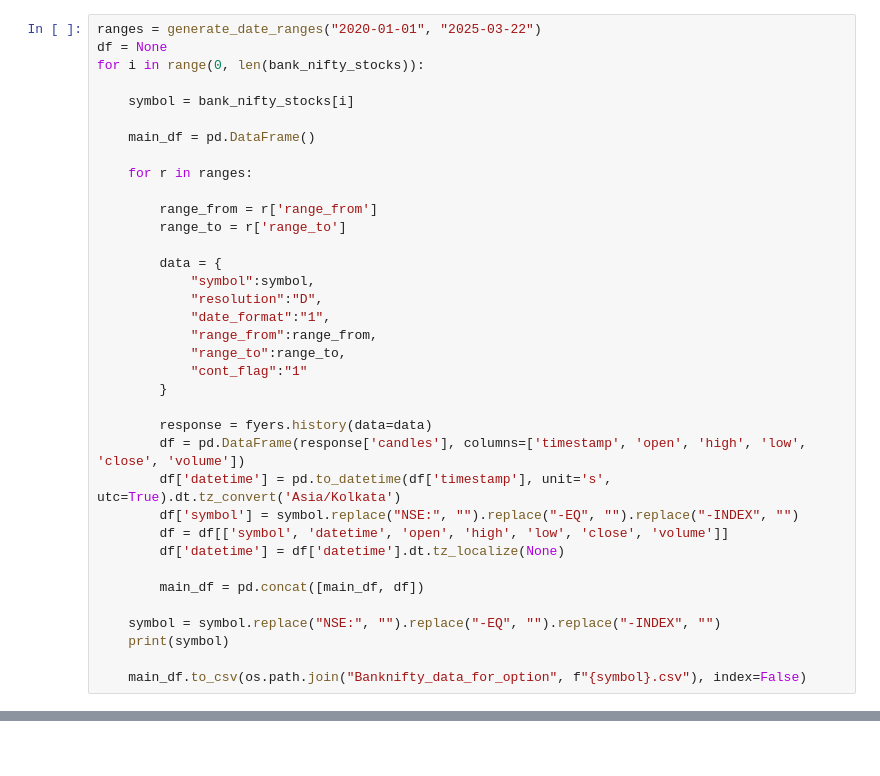
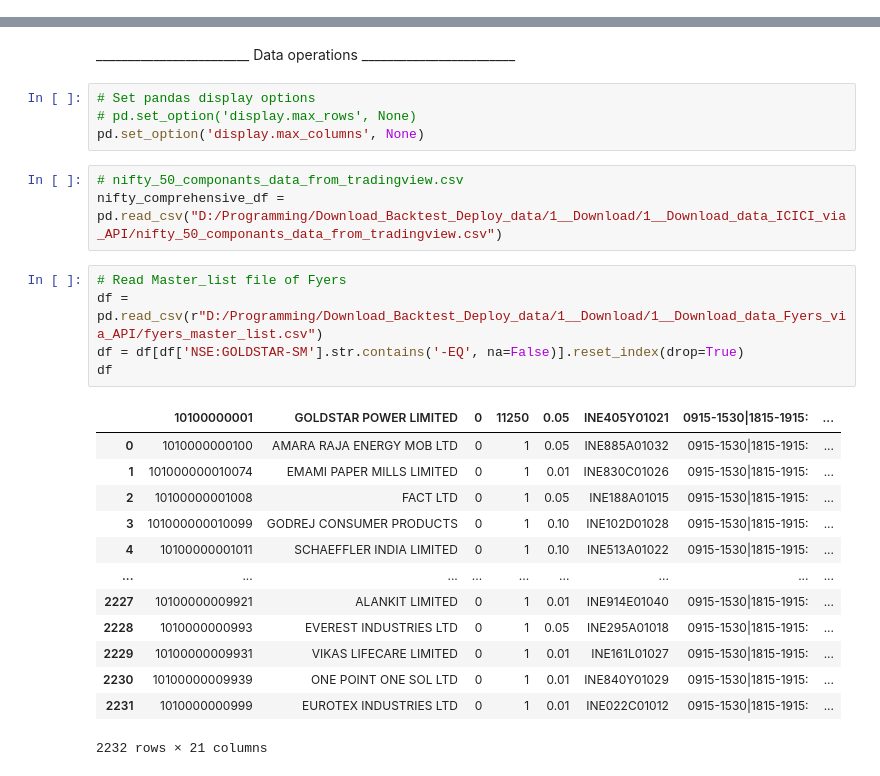
Before and after one commit to ShashwatGold1/Download_Backtest_Deploy_Code_Repo, a Jupyter notebook: 1__Download/1__Download_data_Fyers_via_API/Data_download5555.ipynb, the cells around one changed output, grey strips where cells are left out. Cells and saved outputs as stored; diff of their text form; blank space fills up the shorter version.

Commit message:
[9]: Added TradingView data download and updated project structure
🤖 Generated with [Claude Code](https://claude.ai/code)

Co-Authored-By: Claude <noreply@anthropic.com>

```diff
--- a/1__Download/1__Download_data_Fyers_via_API/Data_download5555.ipynb
+++ b/1__Download/1__Download_data_Fyers_via_API/Data_download5555.ipynb
@@ -84,36 +48,0 @@ def generate_date_ranges(start_date, end_date):
-# %%
-ranges = generate_date_ranges("2020-01-01", "2025-03-22")
-df = None
-for i in range(0, len(bank_nifty_stocks)):
-
-    symbol = bank_nifty_stocks[i]
-
-    main_df = pd.DataFrame()
-
-    for r in ranges:
-
-        range_from = r['range_from']
-        range_to = r['range_to']
-
-        data = {
-            "symbol":symbol,
-            "resolution":"D",
-            "date_format":"1",
-            "range_from":range_from,
-            "range_to":range_to,
-            "cont_flag":"1"
-        }
-
-        response = fyers.history(data=data)
-        df = pd.DataFrame(response['candles'], columns=['timestamp', 'open', 'high', 'low', 'close', 'volume'])
-        df['datetime'] = pd.to_datetime(df['timestamp'], unit='s', utc=True).dt.tz_convert('Asia/Kolkata')
-        df['symbol'] = symbol.replace("NSE:", "").replace("-EQ", "").replace("-INDEX", "")
-        df = df[['symbol', 'datetime', 'open', 'high', 'low', 'close', 'volume']]
-        df['datetime'] = df['datetime'].dt.tz_localize(None)
-
-        main_df = pd.concat([main_df, df])
-
-    symbol = symbol.replace("NSE:", "").replace("-EQ", "").replace("-INDEX", "")
-    print(symbol)
-
-    main_df.to_csv(os.path.join("Banknifty_data_for_option", f"{symbol}.csv"), index=False)
@@ -119,0 +184,28 @@ for i in range(0, len(bank_nifty_stocks)):
+# %% [markdown]
+________________________ Data operations ________________________
+# %%
+# Set pandas display options
+# pd.set_option('display.max_rows', None)
+pd.set_option('display.max_columns', None)
+# %%
+# nifty_50_componants_data_from_tradingview.csv
+nifty_comprehensive_df = pd.read_csv("D:/Programming/Download_Backtest_Deploy_data/1__Download/1__Download_data_ICICI_via_API/nifty_50_componants_data_from_tradingview.csv")
+# %%
+# Read Master_list file of Fyers
+df = pd.read_csv(r"D:/Programming/Download_Backtest_Deploy_data/1__Download/1__Download_data_Fyers_via_API/fyers_master_list.csv")
+df = df[df['NSE:GOLDSTAR-SM'].str.contains('-EQ', na=False)].reset_index(drop=True)
+df
+# %% [output]
+|  | 10100000001 | GOLDSTAR POWER LIMITED | 0 | 11250 | 0.05 | INE405Y01021 | 0915-1530|1815-1915: | ... |
+| 0 | 1010000000100 | AMARA RAJA ENERGY MOB LTD | 0 | 1 | 0.05 | INE885A01032 | 0915-1530|1815-1915: | ... |
+| 1 | 101000000010074 | EMAMI PAPER MILLS LIMITED | 0 | 1 | 0.01 | INE830C01026 | 0915-1530|1815-1915: | ... |
+| 2 | 10100000001008 | FACT LTD | 0 | 1 | 0.05 | INE188A01015 | 0915-1530|1815-1915: | ... |
+| 3 | 101000000010099 | GODREJ CONSUMER PRODUCTS | 0 | 1 | 0.10 | INE102D01028 | 0915-1530|1815-1915: | ... |
+| 4 | 10100000001011 | SCHAEFFLER INDIA LIMITED | 0 | 1 | 0.10 | INE513A01022 | 0915-1530|1815-1915: | ... |
+| ... | ... | ... | ... | ... | ... | ... | ... | ... |
+| 2227 | 10100000009921 | ALANKIT LIMITED | 0 | 1 | 0.01 | INE914E01040 | 0915-1530|1815-1915: | ... |
+| 2228 | 1010000000993 | EVEREST INDUSTRIES LTD | 0 | 1 | 0.05 | INE295A01018 | 0915-1530|1815-1915: | ... |
+| 2229 | 10100000009931 | VIKAS LIFECARE LIMITED | 0 | 1 | 0.01 | INE161L01027 | 0915-1530|1815-1915: | ... |
+| 2230 | 10100000009939 | ONE POINT ONE SOL LTD | 0 | 1 | 0.01 | INE840Y01029 | 0915-1530|1815-1915: | ... |
+| 2231 | 1010000000999 | EUROTEX INDUSTRIES LTD | 0 | 1 | 0.01 | INE022C01012 | 0915-1530|1815-1915: | ... |
+2232 rows × 21 columns
```
Also changed, not shown: parts of 20 cells of this notebook, 12 other files.
